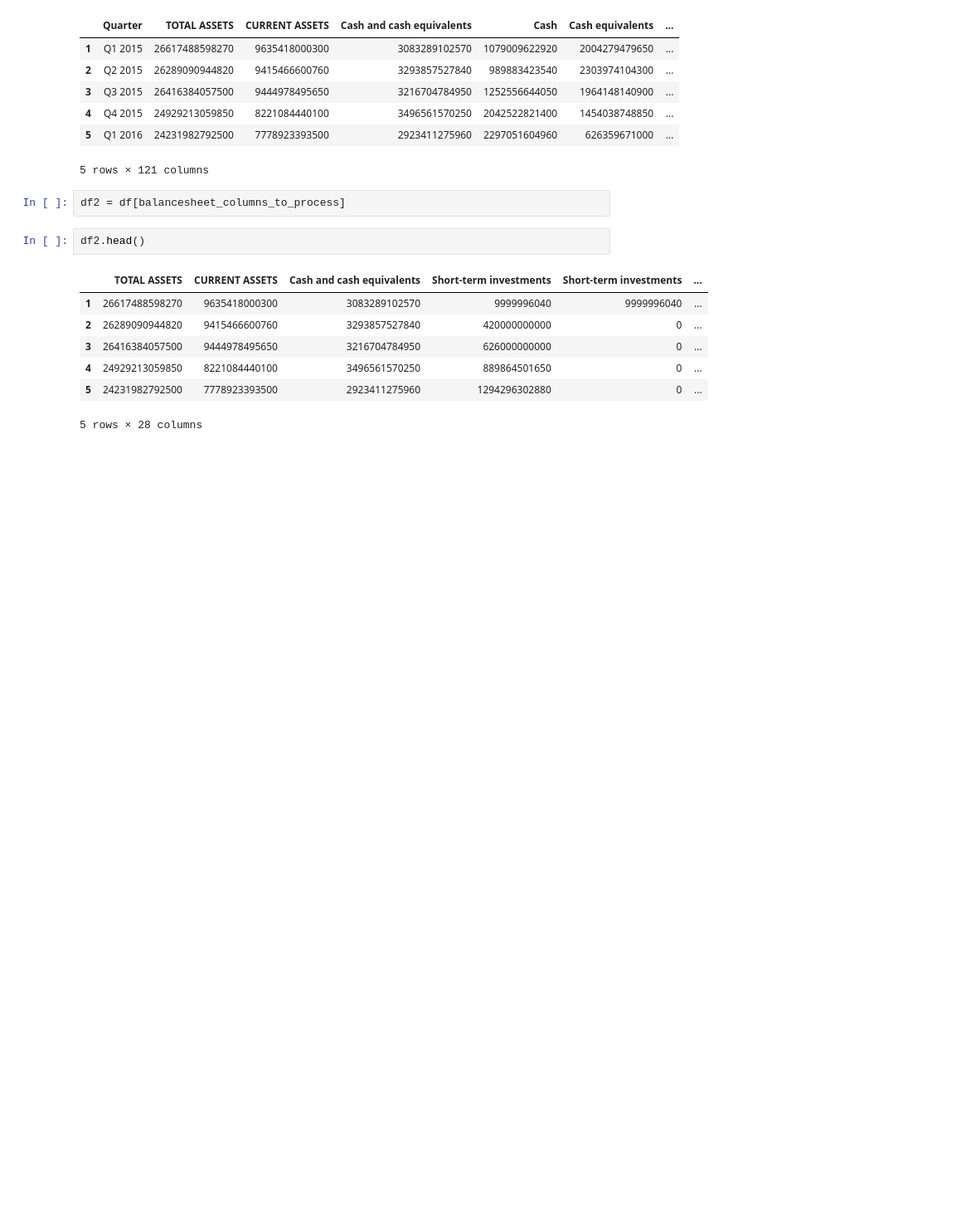
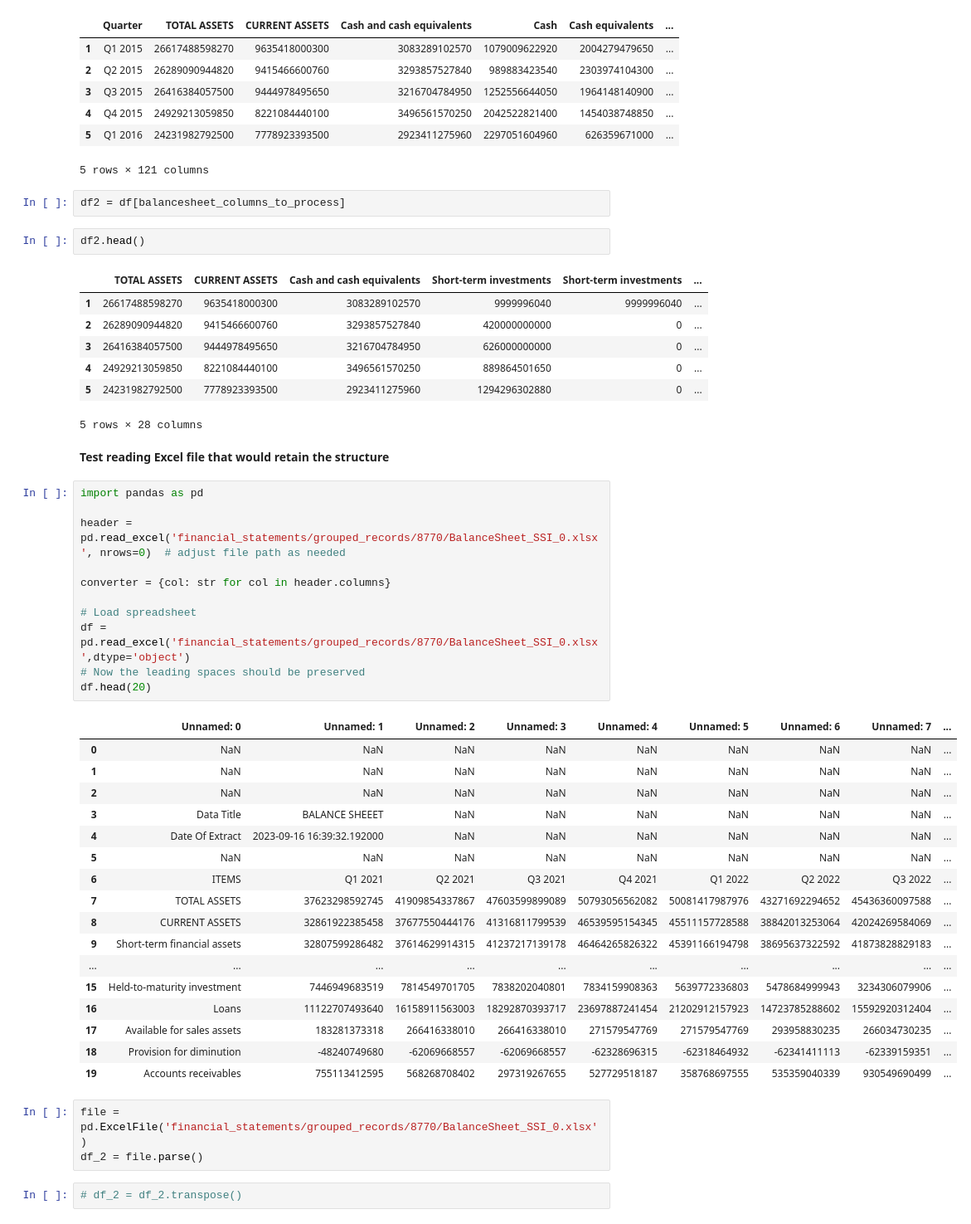
Before and after one commit to tranthanhbinh1/stock-recommendation-system, a Jupyter notebook: test2.ipynb, the cells around one changed output. Shown at 83% size. Drawn from its saved outputs; the diff is of its cells as text; blank space fills up the shorter version.

```diff
--- a/test2.ipynb
+++ b/test2.ipynb
@@ -41,3 +41,39 @@ df2.head()
 | 4 | 24929213059850 | 8221084440100 | 3496561570250 | 889864501650 | 0 | ... |
 | 5 | 24231982792500 | 7778923393500 | 2923411275960 | 1294296302880 | 0 | ... |
 5 rows × 28 columns
+# %% [markdown]
+**Test reading Excel file that would retain the structure**
+# %%
+import pandas as pd
+
+header = pd.read_excel('financial_statements/grouped_records/8770/BalanceSheet_SSI_0.xlsx', nrows=0)  # adjust file path as needed
+
+converter = {col: str for col in header.columns}
+
+# Load spreadsheet
+df = pd.read_excel('financial_statements/grouped_records/8770/BalanceSheet_SSI_0.xlsx',dtype='object')
+# Now the leading spaces should be preserved
+df.head(20)
+# %% [output]
+|  | Unnamed: 0 | Unnamed: 1 | Unnamed: 2 | Unnamed: 3 | Unnamed: 4 | Unnamed: 5 | Unnamed: 6 | Unnamed: 7 | ... |
+| 0 | NaN | NaN | NaN | NaN | NaN | NaN | NaN | NaN | ... |
+| 1 | NaN | NaN | NaN | NaN | NaN | NaN | NaN | NaN | ... |
+| 2 | NaN | NaN | NaN | NaN | NaN | NaN | NaN | NaN | ... |
+| 3 | Data Title | BALANCE SHEEET | NaN | NaN | NaN | NaN | NaN | NaN | ... |
+| 4 | Date Of Extract | 2023-09-16 16:39:32.192000 | NaN | NaN | NaN | NaN | NaN | NaN | ... |
+| 5 | NaN | NaN | NaN | NaN | NaN | NaN | NaN | NaN | ... |
+| 6 | ITEMS | Q1 2021 | Q2 2021 | Q3 2021 | Q4 2021 | Q1 2022 | Q2 2022 | Q3 2022 | ... |
+| 7 | TOTAL ASSETS | 37623298592745 | 41909854337867 | 47603599899089 | 50793056562082 | 50081417987976 | 43271692294652 | 45436360097588 | ... |
+| 8 | CURRENT ASSETS | 32861922385458 | 37677550444176 | 41316811799539 | 46539595154345 | 45511157728588 | 38842013253064 | 42024269584069 | ... |
+| 9 | Short-term financial assets | 32807599286482 | 37614629914315 | 41237217139178 | 46464265826322 | 45391166194798 | 38695637322592 | 41873828829183 | ... |
+| ... | ... | ... | ... | ... | ... | ... | ... | ... | ... |
+| 15 | Held-to-maturity investment | 7446949683519 | 7814549701705 | 7838202040801 | 7834159908363 | 5639772336803 | 5478684999943 | 3234306079906 | ... |
+| 16 | Loans | 11122707493640 | 16158911563003 | 18292870393717 | 23697887241454 | 21202912157923 | 14723785288602 | 15592920312404 | ... |
+| 17 | Available for sales assets | 183281373318 | 266416338010 | 266416338010 | 271579547769 | 271579547769 | 293958830235 | 266034730235 | ... |
+| 18 | Provision for diminution | -48240749680 | -62069668557 | -62069668557 | -62328696315 | -62318464932 | -62341411113 | -62339159351 | ... |
+| 19 | Accounts receivables | 755113412595 | 568268708402 | 297319267655 | 527729518187 | 358768697555 | 535359040339 | 930549690499 | ... |
+# %%
+file = pd.ExcelFile('financial_statements/grouped_records/8770/BalanceSheet_SSI_0.xlsx')
+df_2 = file.parse()
+# %%
+# df_2 = df_2.transpose()
```
Also changed, not shown: parts of 4 cells of this notebook, 2 other files.
